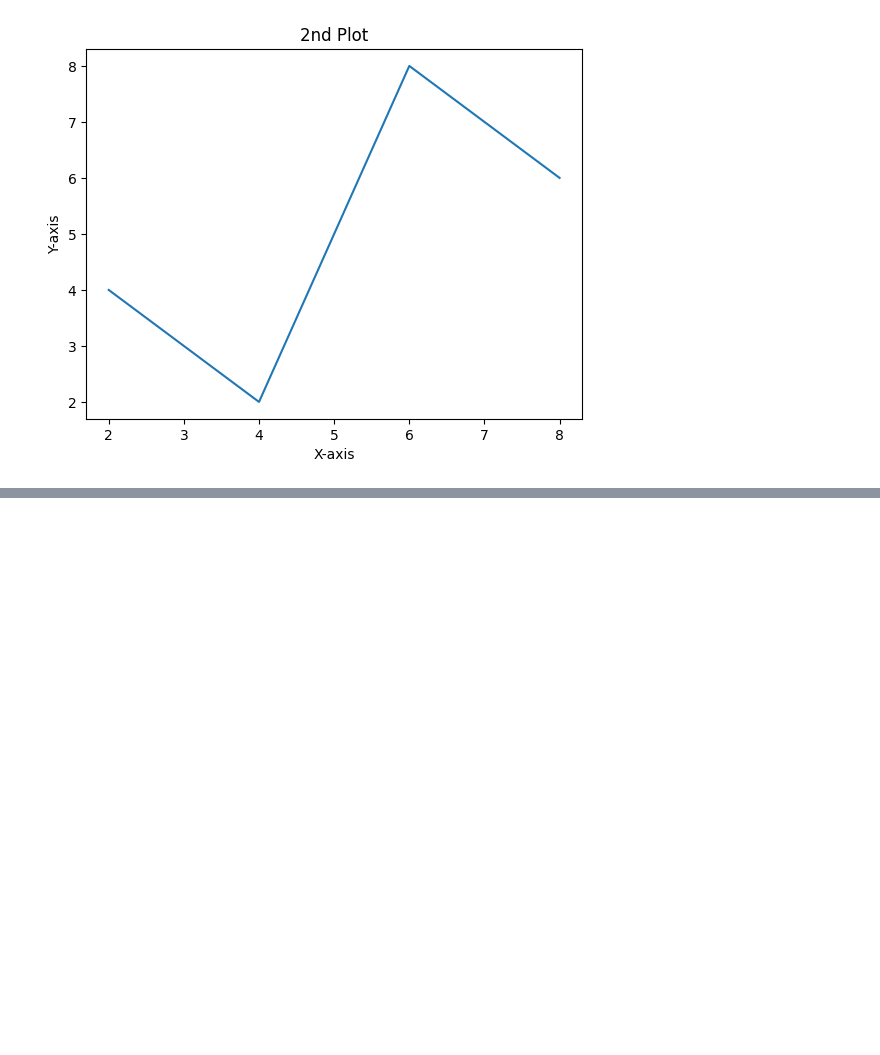
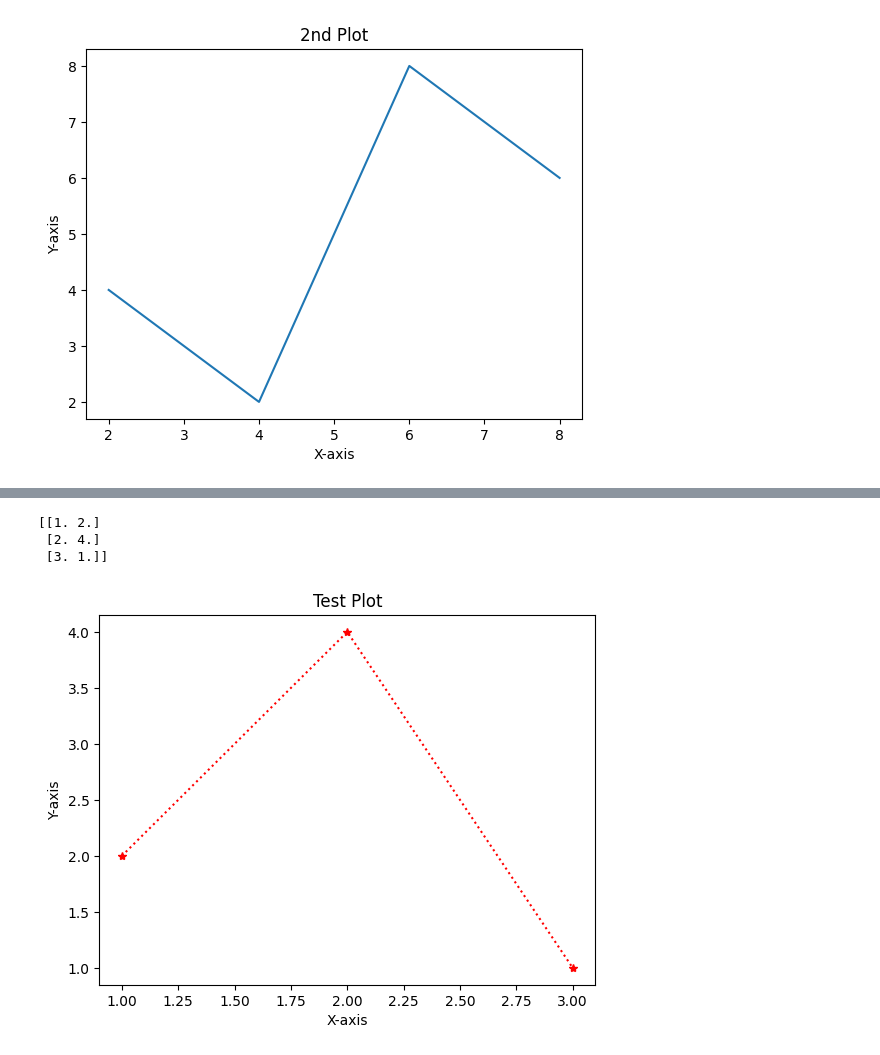
Before and after one commit to Deven5656/Python_Libraries, a Jupyter notebook: Matplotlib_line/line.ipynb, the cells around one changed output, grey strips where cells are left out. Cells and saved outputs as stored; diff of their text form; code cells hidden in the pictures; blank space fills up the shorter version.

```diff
--- a/Matplotlib_line/line.ipynb
+++ b/Matplotlib_line/line.ipynb
@@ -47,0 +55,24 @@ if __name__ == "__main__":
+# %%
+def main():
+
+    data=np.loadtxt('test.txt',delimiter=' ')
+    print(data)
+
+    x_points = data[:,0]
+    y_points = data[:,1]
+
+    plt.title('Test Plot')
+    plt.xlabel("X-axis")
+    plt.ylabel("Y-axis")
+    # marker='o',color=red',linestyle=''dotted'
+
+    plt.plot(x_points,y_points,'*',c='r',ls=":")
+    plt.show()
+
+if __name__ == "__main__":
+    main()
+# %% [output]
+[[1. 2.]
+ [2. 4.]
+ [3. 1.]]
+[figure, added]
```
Also changed, not shown: parts of 1 cell of this notebook, 1 other file.
